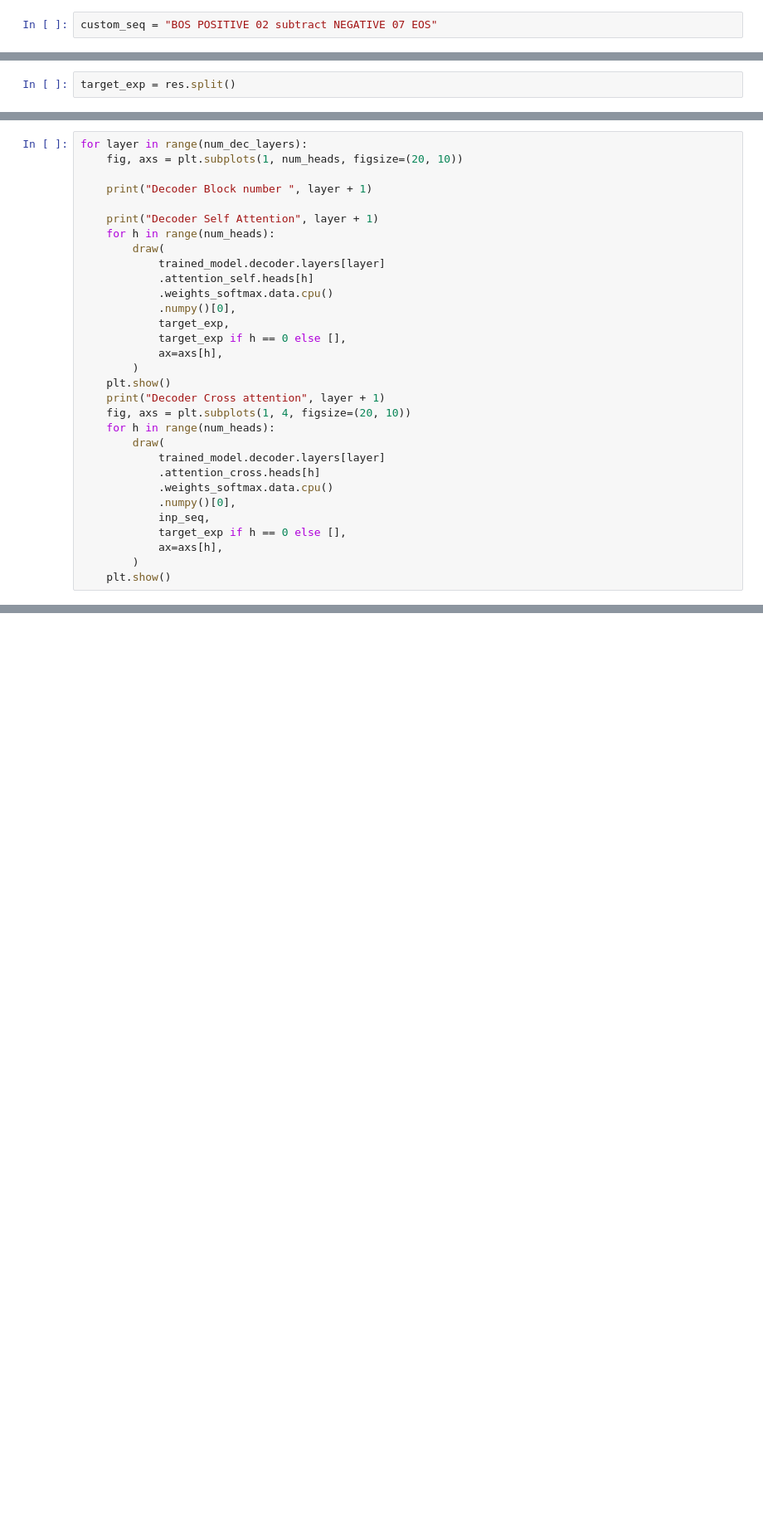
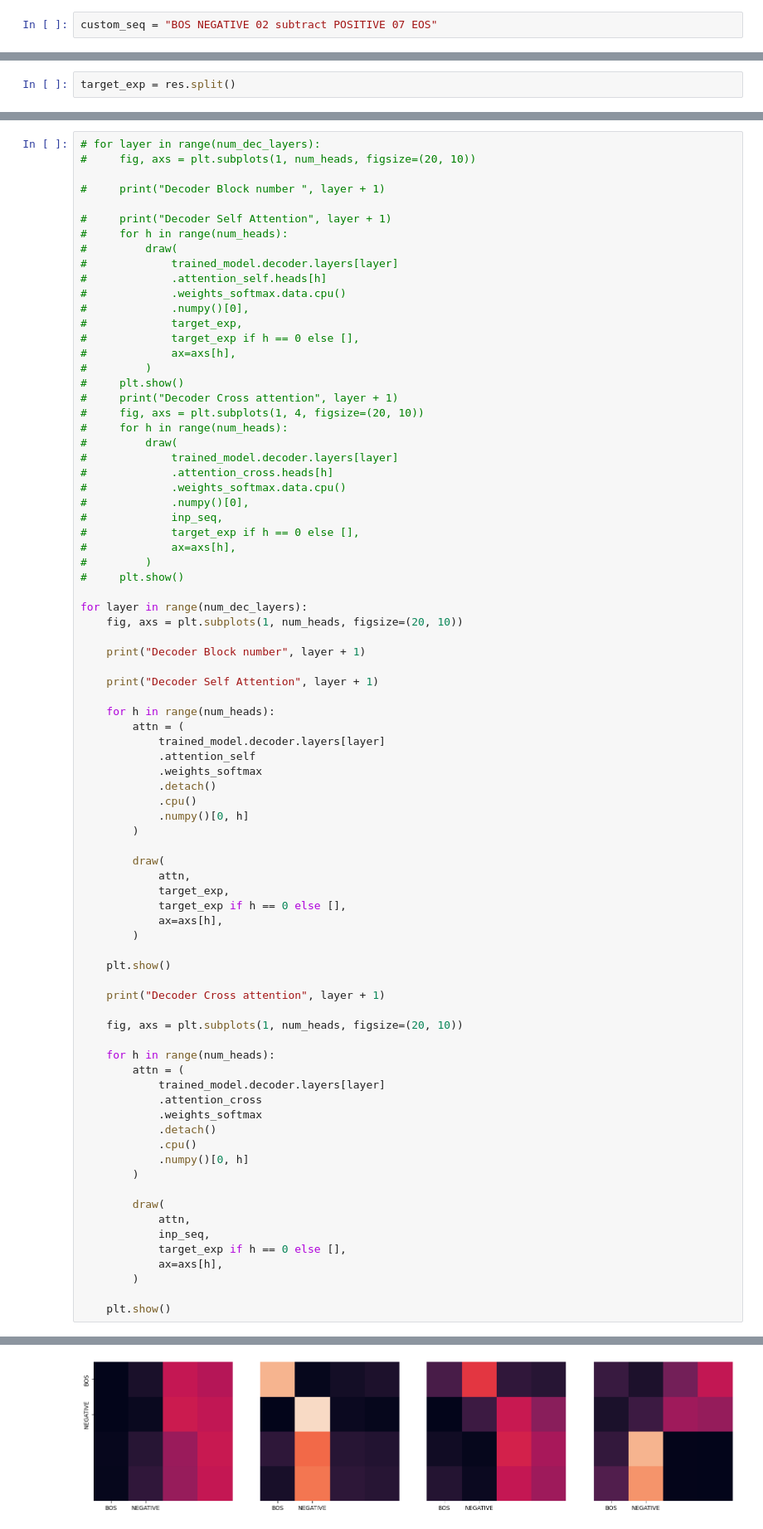
Before and after one commit to kbyy123/EECS498, a Jupyter notebook: A5/Transformers.ipynb, the cells around one changed output, grey strips where cells are left out. Shown at 83% size. Cells and saved outputs as stored; diff of their text form; blank space fills up the shorter version.

```diff
--- a/A5/Transformers.ipynb
+++ b/A5/Transformers.ipynb
@@ -1386,7 +1498,7 @@ print(res)
 
 In the cell below, you could feed in an example in the input style, changing the variable `custom_seq`. We have filled a placeholder expression for you, but feel free to change it.
 # %%
-custom_seq = "BOS POSITIVE 02 subtract NEGATIVE 07 EOS"
+custom_seq = "BOS NEGATIVE 02 subtract POSITIVE 07 EOS"
 # %%
 out = prepocess_input_sequence(custom_seq, convert_str_to_tokens, SPECIAL_TOKENS)
 inp_exp = torch.tensor(out).to(DEVICE)
@@ -1433,31 +1581,81 @@ plt.close()
 # %%
+# for layer in range(num_dec_layers):
+#     fig, axs = plt.subplots(1, num_heads, figsize=(20, 10))
+
+#     print("Decoder Block number ", layer + 1)
+
+#     print("Decoder Self Attention", layer + 1)
+#     for h in range(num_heads):
+#         draw(
+#             trained_model.decoder.layers[layer]
+#             .attention_self.heads[h]
+#             .weights_softmax.data.cpu()
+#             .numpy()[0],
+#             target_exp,
+#             target_exp if h == 0 else [],
+#             ax=axs[h],
+#         )
+#     plt.show()
+#     print("Decoder Cross attention", layer + 1)
+#     fig, axs = plt.subplots(1, 4, figsize=(20, 10))
+#     for h in range(num_heads):
+#         draw(
+#             trained_model.decoder.layers[layer]
+#             .attention_cross.heads[h]
+#             .weights_softmax.data.cpu()
+#             .numpy()[0],
+#             inp_seq,
+#             target_exp if h == 0 else [],
+#             ax=axs[h],
+#         )
+#     plt.show()
+
 for layer in range(num_dec_layers):
     fig, axs = plt.subplots(1, num_heads, figsize=(20, 10))
 
-    print("Decoder Block number ", layer + 1)
+    print("Decoder Block number", layer + 1)
 
     print("Decoder Self Attention", layer + 1)
+
     for h in range(num_heads):
+        attn = (
+            trained_model.decoder.layers[layer]
+            .attention_self
+            .weights_softmax
+            .detach()
+            .cpu()
+            .numpy()[0, h]
+        )
+
         draw(
-            trained_model.decoder.layers[layer]
-            .attention_self.heads[h]
-            .weights_softmax.data.cpu()
-            .numpy()[0],
+            attn,
             target_exp,
             target_exp if h == 0 else [],
             ax=axs[h],
         )
+
     plt.show()
+
     print("Decoder Cross attention", layer + 1)
-    fig, axs = plt.subplots(1, 4, figsize=(20, 10))
+
+    fig, axs = plt.subplots(1, num_heads, figsize=(20, 10))
+
     for h in range(num_heads):
+        attn = (
+            trained_model.decoder.layers[layer]
+            .attention_cross
+            .weights_softmax
+            .detach()
+            .cpu()
+            .numpy()[0, h]
+        )
+
         draw(
-            trained_model.decoder.layers[layer]
-            .attention_cross.heads[h]
-            .weights_softmax.data.cpu()
-            .numpy()[0],
+            attn,
             inp_seq,
             target_exp if h == 0 else [],
             ax=axs[h],
         )
+
     plt.show()
+# %% [output]
@@ -1463,0 +1664 @@ for layer in range(num_dec_layers):
+[figure, added]
```
Also changed, not shown: parts of 39 cells of this notebook, 6 other files.
